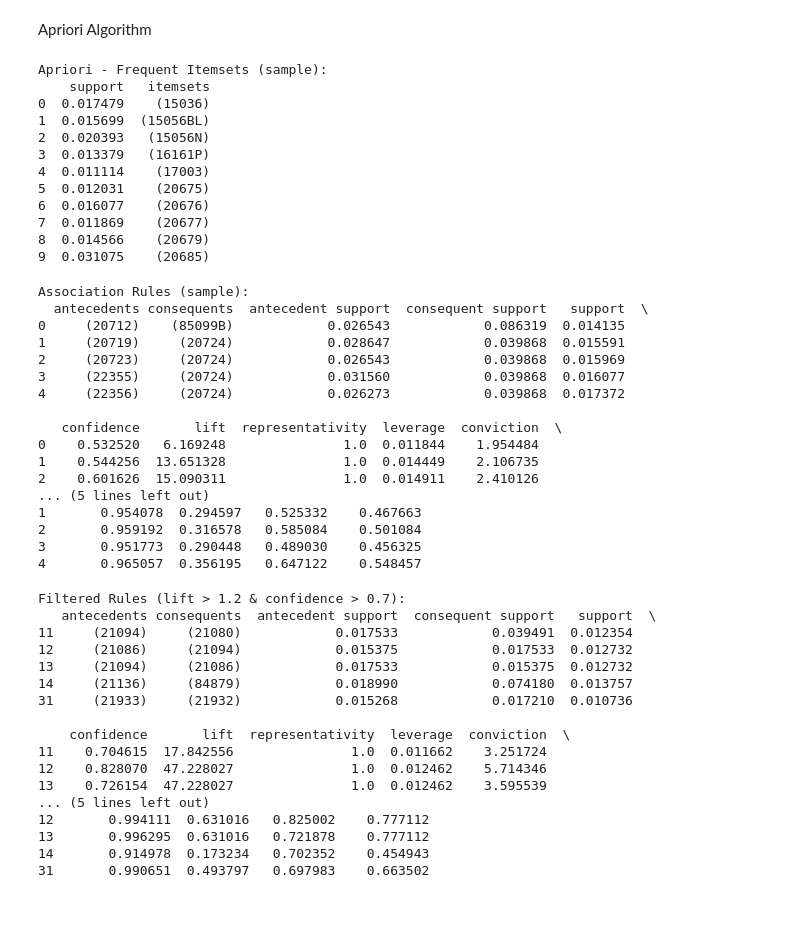
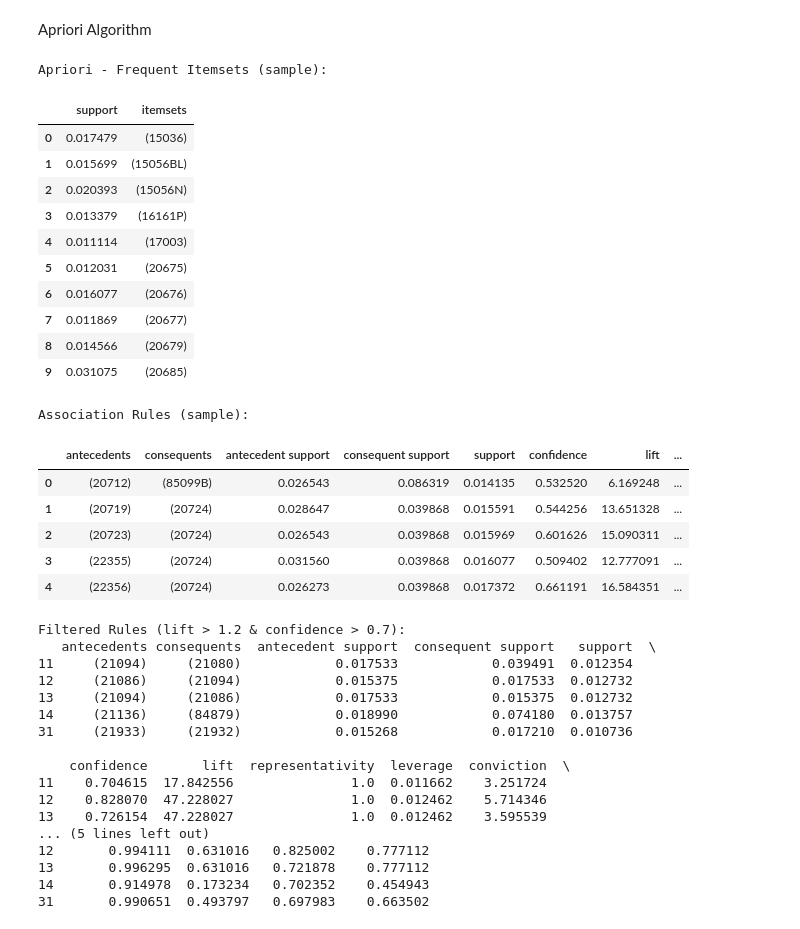
Before and after one commit to Arunprabhakaran04/data_mining_exercise2, a Jupyter notebook: question1_alt.ipynb, the cells around one changed output. Drawn from its saved outputs; the diff is of its cells as text; code cells hidden in the pictures.

```diff
--- a/question1_alt.ipynb
+++ b/question1_alt.ipynb
@@ -93,43 +85,33 @@ Apriori Algorithm
 freq_itemsets_apriori = apriori(df_encoded, min_support=0.01, use_colnames=True)
 
 print("Apriori - Frequent Itemsets (sample):")
-print(freq_itemsets_apriori.head(10))
+freq_itemsets_apriori.head(10)
 # %% [output]
 Apriori - Frequent Itemsets (sample):
-    support   itemsets
-0  0.017479    (15036)
-1  0.015699  (15056BL)
-2  0.020393   (15056N)
-3  0.013379   (16161P)
-4  0.011114    (17003)
-5  0.012031    (20675)
-6  0.016077    (20676)
-7  0.011869    (20677)
-8  0.014566    (20679)
-9  0.031075    (20685)
+|  | support | itemsets |
+| 0 | 0.017479 | (15036) |
+| 1 | 0.015699 | (15056BL) |
+| 2 | 0.020393 | (15056N) |
+| 3 | 0.013379 | (16161P) |
+| 4 | 0.011114 | (17003) |
+| 5 | 0.012031 | (20675) |
+| 6 | 0.016077 | (20676) |
+| 7 | 0.011869 | (20677) |
+| 8 | 0.014566 | (20679) |
+| 9 | 0.031075 | (20685) |
 # %%
 #Generating association rules
 rules = association_rules(freq_itemsets_apriori, metric="confidence", min_threshold=0.5)
 print("Association Rules (sample):")
-print(rules.head())
+rules.head()
 # %% [output]
 Association Rules (sample):
-  antecedents consequents  antecedent support  consequent support   support  \
-0     (20712)    (85099B)            0.026543            0.086319  0.014135
-1     (20719)     (20724)            0.028647            0.039868  0.015591
-2     (20723)     (20724)            0.026543            0.039868  0.015969
-3     (22355)     (20724)            0.031560            0.039868  0.016077
-4     (22356)     (20724)            0.026273            0.039868  0.017372
-
-   confidence       lift  representativity  leverage  conviction  \
-0    0.532520   6.169248               1.0  0.011844    1.954484
-1    0.544256  13.651328               1.0  0.014449    2.106735
-2    0.601626  15.090311               1.0  0.014911    2.410126
-... (5 lines left out)
-1       0.954078  0.294597   0.525332    0.467663
-2       0.959192  0.316578   0.585084    0.501084
-3       0.951773  0.290448   0.489030    0.456325
-4       0.965057  0.356195   0.647122    0.548457
+|  | antecedents | consequents | antecedent support | consequent support | support | confidence | lift | ... |
+| 0 | (20712) | (85099B) | 0.026543 | 0.086319 | 0.014135 | 0.532520 | 6.169248 | ... |
+| 1 | (20719) | (20724) | 0.028647 | 0.039868 | 0.015591 | 0.544256 | 13.651328 | ... |
+| 2 | (20723) | (20724) | 0.026543 | 0.039868 | 0.015969 | 0.601626 | 15.090311 | ... |
+| 3 | (22355) | (20724) | 0.031560 | 0.039868 | 0.016077 | 0.509402 | 12.777091 | ... |
+| 4 | (22356) | (20724) | 0.026273 | 0.039868 | 0.017372 | 0.661191 | 16.584351 | ... |
 # %%
 #filtering for strong rules
 filtered_rules = rules[(rules['lift'] > 1.2) & (rules['confidence'] > 0.7)]
```
Also changed, not shown: parts of 9 cells of this notebook, 1 other file.
